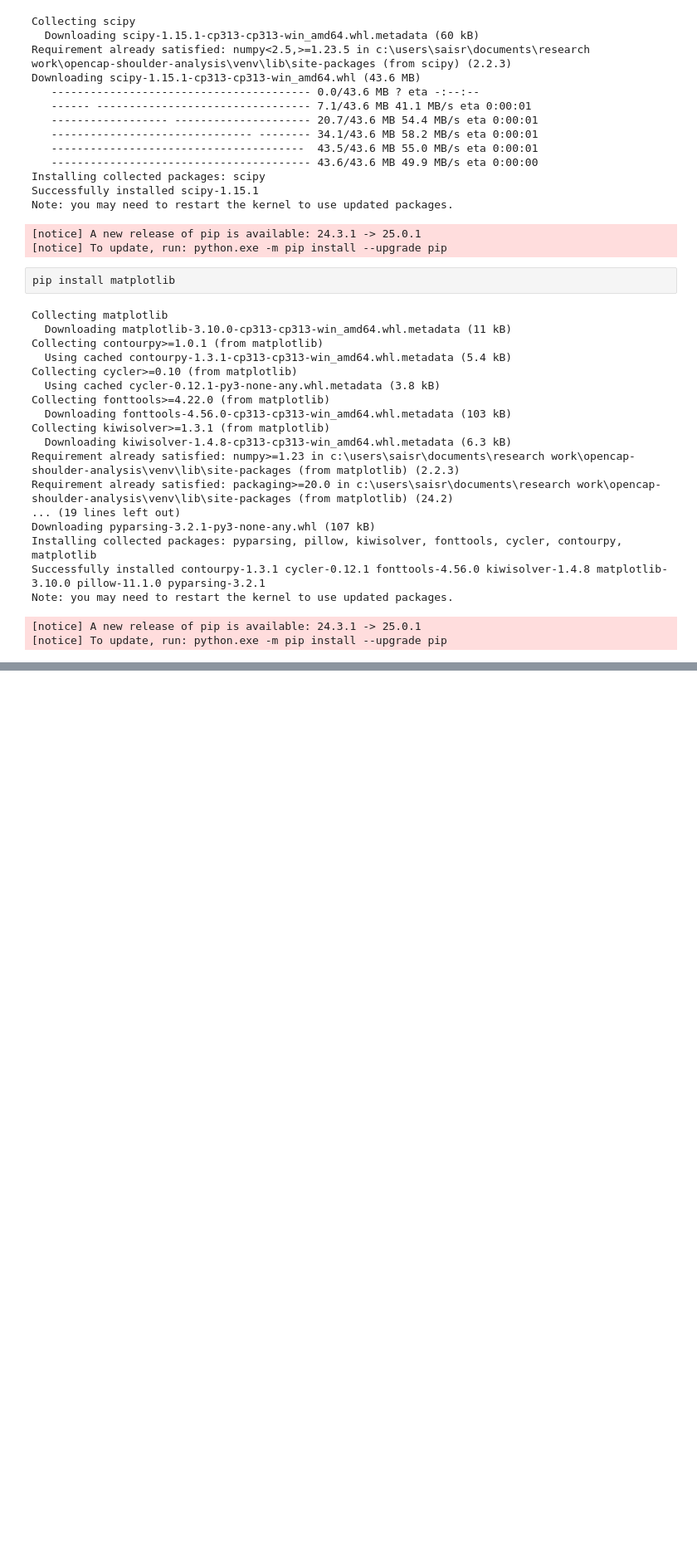
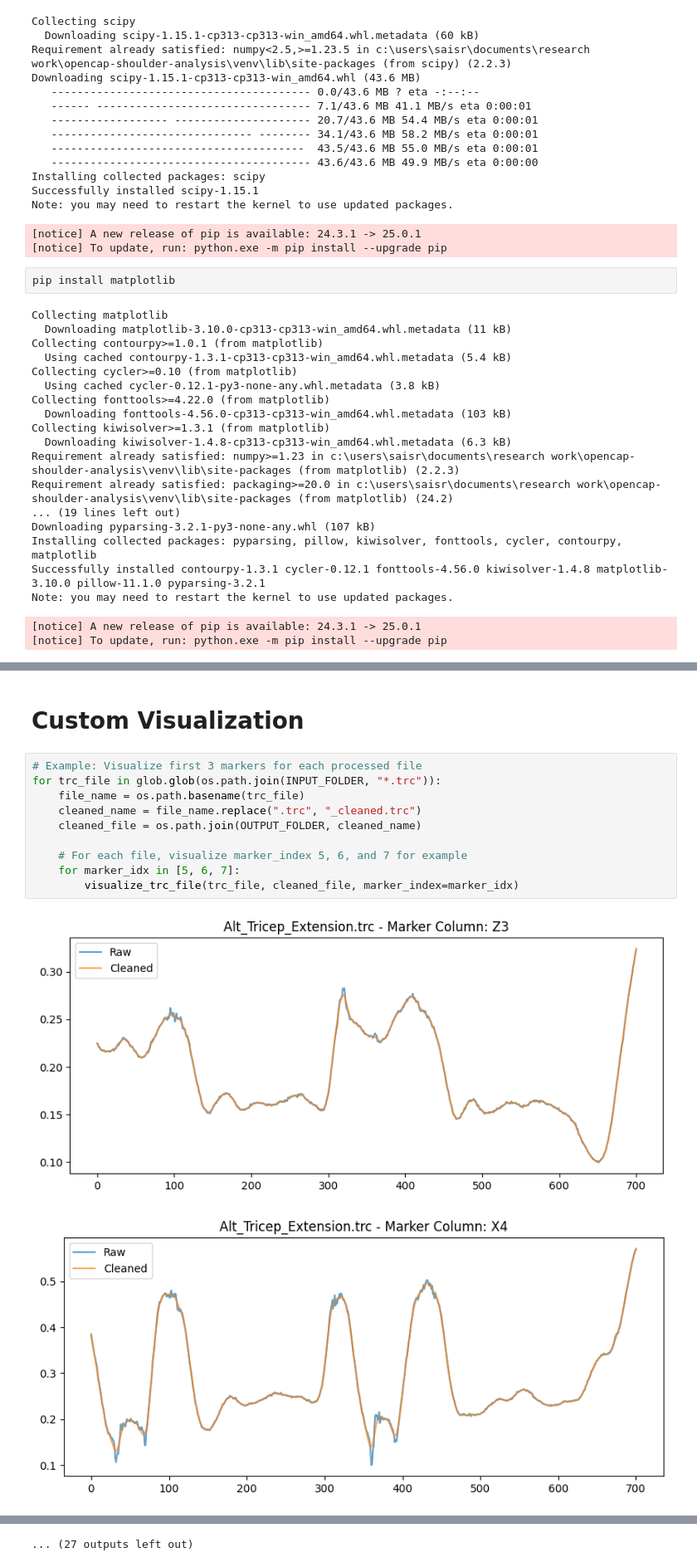
Before and after one commit to semani01/OpenCap-Shoulder-Analysis, a Jupyter notebook: notebooks/preprocess_marker_data.ipynb, the cells around one changed output, grey strips where cells are left out. Shown at 83% size. Cells and saved outputs as stored; diff of their text form; blank space fills up the shorter version.

```diff
--- a/notebooks/preprocess_marker_data.ipynb
+++ b/notebooks/preprocess_marker_data.ipynb
@@ -140,0 +182,15 @@ plt.show()
+# %% [markdown]
+# Custom Visualization
+# %%
+# Example: Visualize first 3 markers for each processed file
+for trc_file in glob.glob(os.path.join(INPUT_FOLDER, "*.trc")):
+    file_name = os.path.basename(trc_file)
+    cleaned_name = file_name.replace(".trc", "_cleaned.trc")
+    cleaned_file = os.path.join(OUTPUT_FOLDER, cleaned_name)
+
+    # For each file, visualize marker_index 5, 6, and 7 for example
+    for marker_idx in [5, 6, 7]:
+        visualize_trc_file(trc_file, cleaned_file, marker_index=marker_idx)
+# %% [output]
+[figure, added]
+[figure, added]
@@ -140,0 +207 @@ plt.show()
+... (27 outputs left out)
```
Also changed, not shown: parts of 14 cells of this notebook.
